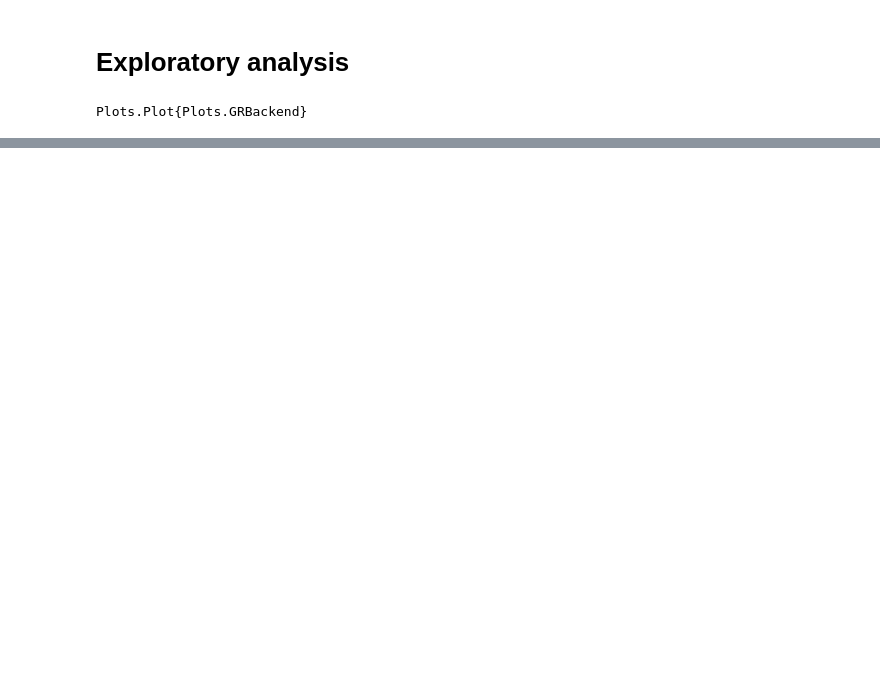
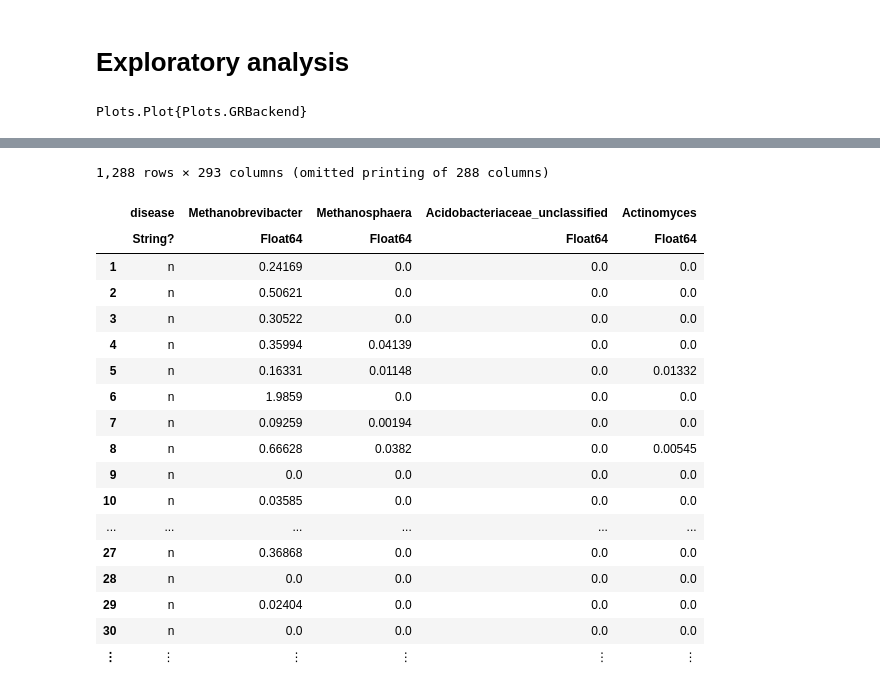
Before and after one commit to fmpds/microbiota, a Jupyter notebook: Analysis/microbiota_analysis_julia.ipynb, the cells around one changed output, grey strips where cells are left out. Drawn from its saved outputs; the diff is of its cells as text; code cells hidden in the pictures; blank space fills up the shorter version.

```diff
--- a/Analysis/microbiota_analysis_julia.ipynb
+++ b/Analysis/microbiota_analysis_julia.ipynb
@@ -277,0 +214,16 @@ plot(countmap(df.country[df.disease .== "n"]), seriestype = :bar, label = false,
+# %%
+# retrieve all columns with genus name
+genusnames_complete = []
+
+regex = r"k__.*\S.*\S.*\S.*\S.*\S.*g__\w*\Z"
+
+@time begin
+    for colnames in names(df)
+        try
+            f = match(regex, colnames)
+            f.match
+            push!(genusnames_complete, f.match)
+        catch
+        end
+    end
+end
@@ -277,0 +252,3 @@ plot(countmap(df.country[df.disease .== "n"]), seriestype = :bar, label = false,
+# %%
+df_genus = df
+first(df_genus, 5)
@@ -277,0 +264,3 @@ plot(countmap(df.country[df.disease .== "n"]), seriestype = :bar, label = false,
+# %%
+df_genus = df_genus[:,genusnames_complete]
+first(df_genus, 10)
@@ -277,0 +329,4 @@ plot(countmap(df.country[df.disease .== "n"]), seriestype = :bar, label = false,
+# %%
+# change columns type to float
+df_genus = passmissing(parse).(Float64, df_genus)
+first(df_genus, 10)
@@ -277,0 +347,23 @@ plot(countmap(df.country[df.disease .== "n"]), seriestype = :bar, label = false,
+# %%
+# add labels to microbiota distribution
+insertcols!(df_genus, 1, :disease => df.disease)
+# %% [output]
+1,288 rows × 293 columns (omitted printing of 288 columns)
+|  | disease | Methanobrevibacter | Methanosphaera | Acidobacteriaceae_unclassified | Actinomyces |
+|  | String? | Float64 | Float64 | Float64 | Float64 |
+| 1 | n | 0.24169 | 0.0 | 0.0 | 0.0 |
+| 2 | n | 0.50621 | 0.0 | 0.0 | 0.0 |
+| 3 | n | 0.30522 | 0.0 | 0.0 | 0.0 |
+| 4 | n | 0.35994 | 0.04139 | 0.0 | 0.0 |
+| 5 | n | 0.16331 | 0.01148 | 0.0 | 0.01332 |
+| 6 | n | 1.9859 | 0.0 | 0.0 | 0.0 |
+| 7 | n | 0.09259 | 0.00194 | 0.0 | 0.0 |
+| 8 | n | 0.66628 | 0.0382 | 0.0 | 0.00545 |
+| 9 | n | 0.0 | 0.0 | 0.0 | 0.0 |
+| 10 | n | 0.03585 | 0.0 | 0.0 | 0.0 |
+| ... | ... | ... | ... | ... | ... |
+| 27 | n | 0.36868 | 0.0 | 0.0 | 0.0 |
+| 28 | n | 0.0 | 0.0 | 0.0 | 0.0 |
+| 29 | n | 0.02404 | 0.0 | 0.0 | 0.0 |
+| 30 | n | 0.0 | 0.0 | 0.0 | 0.0 |
+| ⋮ | ⋮ | ⋮ | ⋮ | ⋮ | ⋮ |
```
Also changed, not shown: parts of 26 cells of this notebook.
